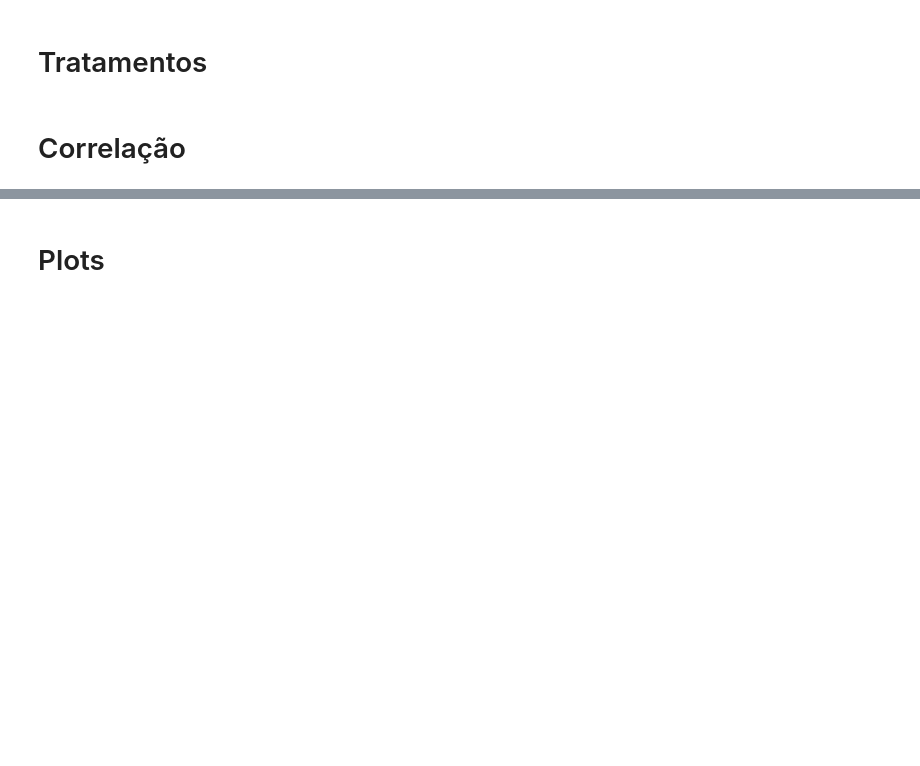
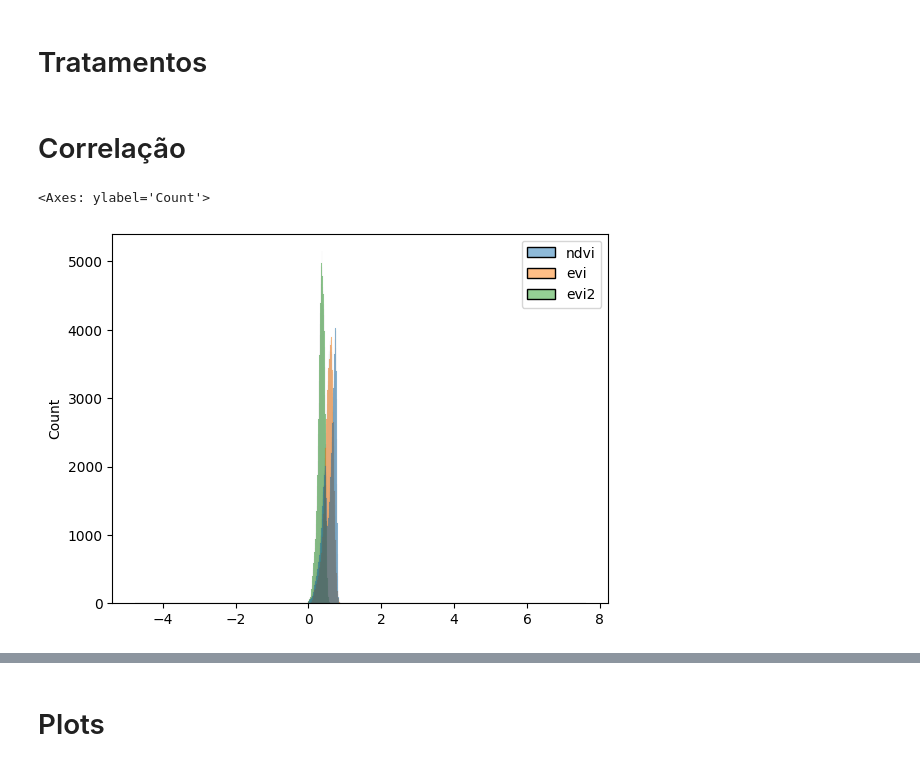
Before and after one commit to LPontes/fire_risk_app, a Jupyter notebook: notebooks/eda_risco_de_fogo.ipynb, the cells around one changed output, grey strips where cells are left out. Drawn from its saved outputs; the diff is of its cells as text; code cells hidden in the pictures; blank space fills up the shorter version.

```diff
--- a/notebooks/eda_risco_de_fogo.ipynb
+++ b/notebooks/eda_risco_de_fogo.ipynb
@@ -433,3 +435,8 @@ df['qtd_focos'] = df['qtd_focos'].fillna(0)
 df['frp'] = df['frp'].fillna(0)
 # %% [markdown]
 # Correlação
+# %%
+sns.histplot(df[['ndvi', 'evi', 'evi2']])
+# %% [output]
+<Axes: ylabel='Count'>
+[figure, added]
```
Also changed, not shown: parts of 8 cells of this notebook, 5 other files.
